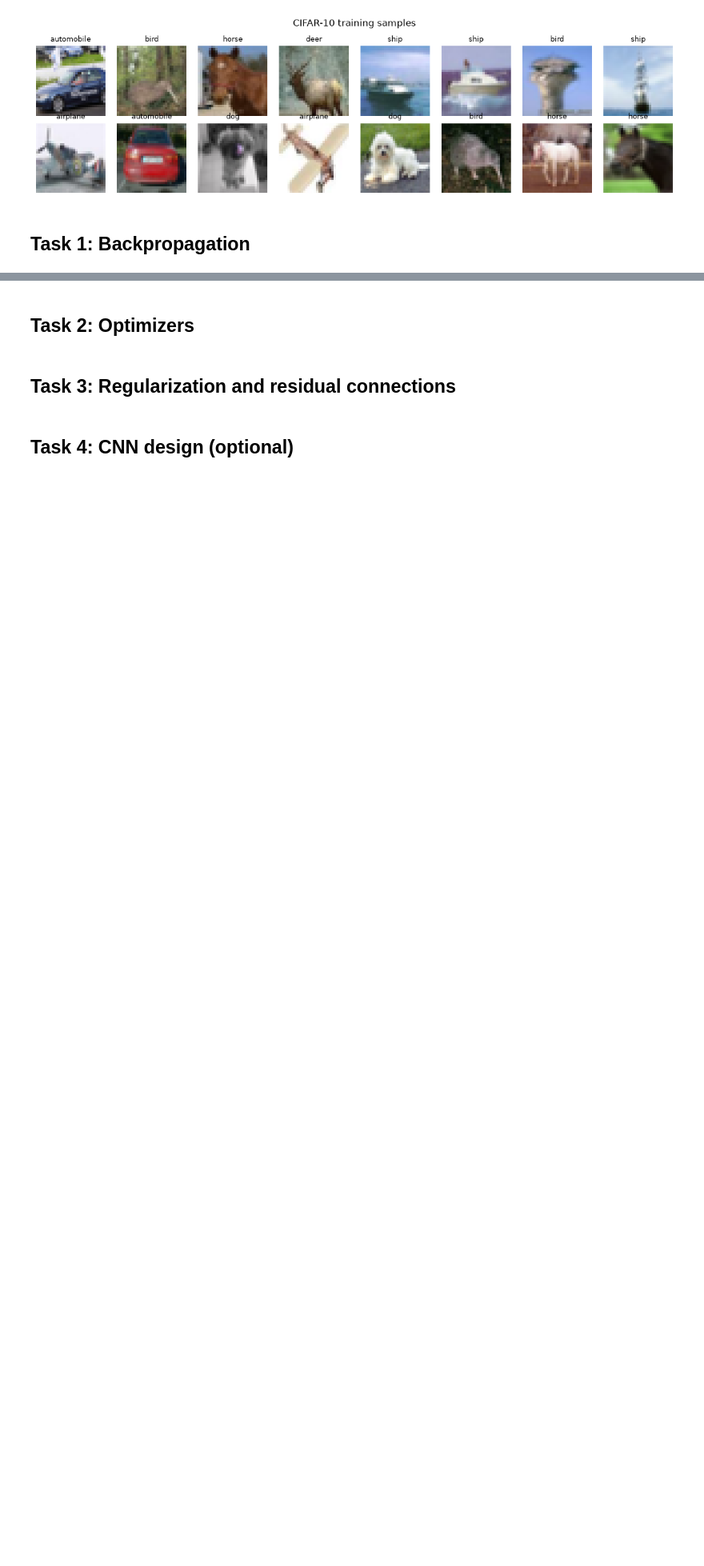
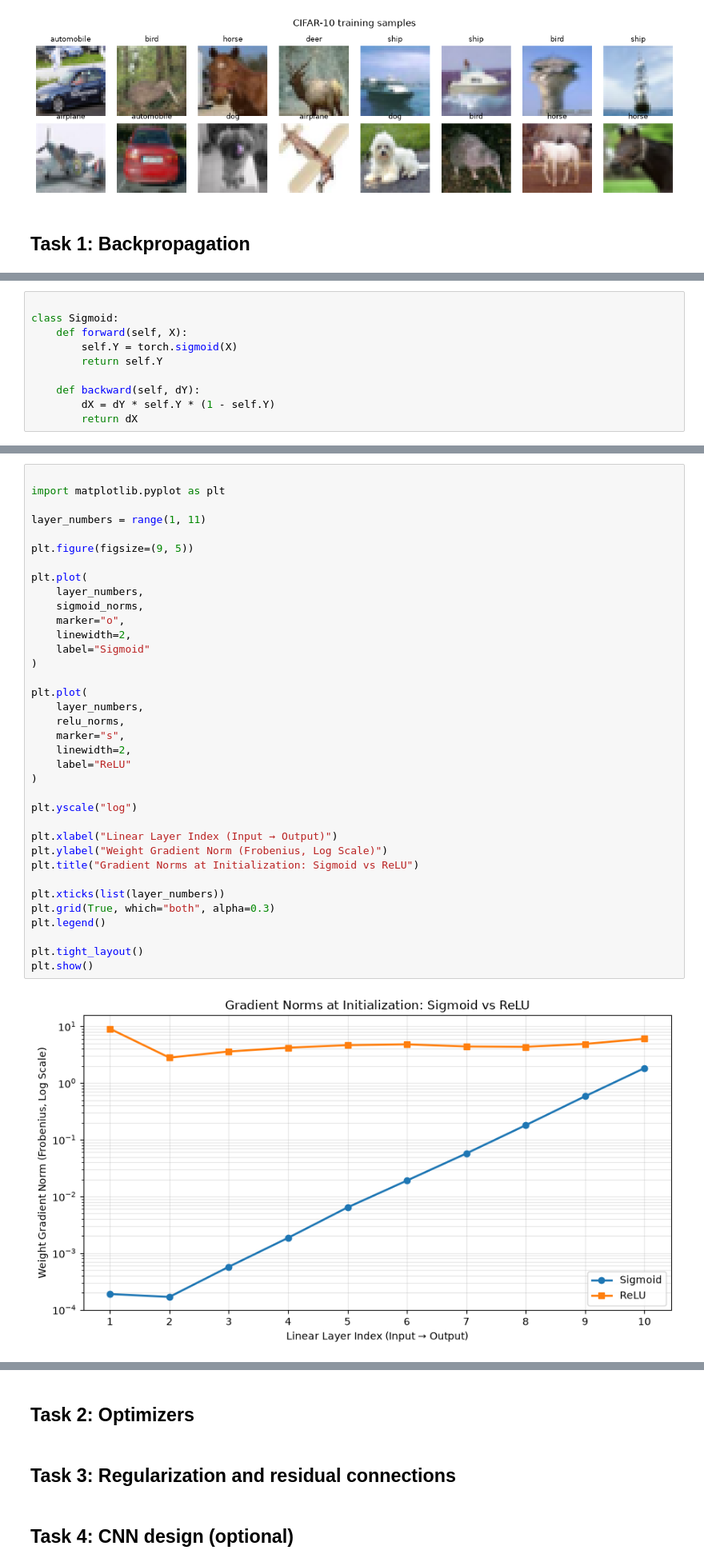
Before and after one commit to JeewanthaSadaruwan/EN4554-Assignment2-CNNs, a Jupyter notebook: 220542J_a02.ipynb, the cells around one changed output, grey strips where cells are left out. Shown at 80% size. Saved outputs shown, nothing was run; the diff lists cells and outputs as text; blank space fills up the shorter version.

```diff
--- a/220542J_a02.ipynb
+++ b/220542J_a02.ipynb
@@ -128,0 +914,10 @@ plt.show()
+# %%
+
+class Sigmoid:
+    def forward(self, X):
+        self.Y = torch.sigmoid(X)
+        return self.Y
+
+    def backward(self, dY):
+        dX = dY * self.Y * (1 - self.Y)
+        return dX
@@ -128,0 +1077,38 @@ plt.show()
+# %%
+
+import matplotlib.pyplot as plt
+
+layer_numbers = range(1, 11)
+
+plt.figure(figsize=(9, 5))
+
+plt.plot(
+    layer_numbers,
+    sigmoid_norms,
+    marker="o",
+    linewidth=2,
+    label="Sigmoid"
+)
+
+plt.plot(
+    layer_numbers,
+    relu_norms,
+    marker="s",
+    linewidth=2,
+    label="ReLU"
+)
+
+plt.yscale("log")
+
+plt.xlabel("Linear Layer Index (Input → Output)")
+plt.ylabel("Weight Gradient Norm (Frobenius, Log Scale)")
+plt.title("Gradient Norms at Initialization: Sigmoid vs ReLU")
+
+plt.xticks(list(layer_numbers))
+plt.grid(True, which="both", alpha=0.3)
+plt.legend()
+
+plt.tight_layout()
+plt.show()
+# %% [output]
+[figure, added]
```
Also changed, not shown: parts of 42 cells of this notebook, 1 other file.
